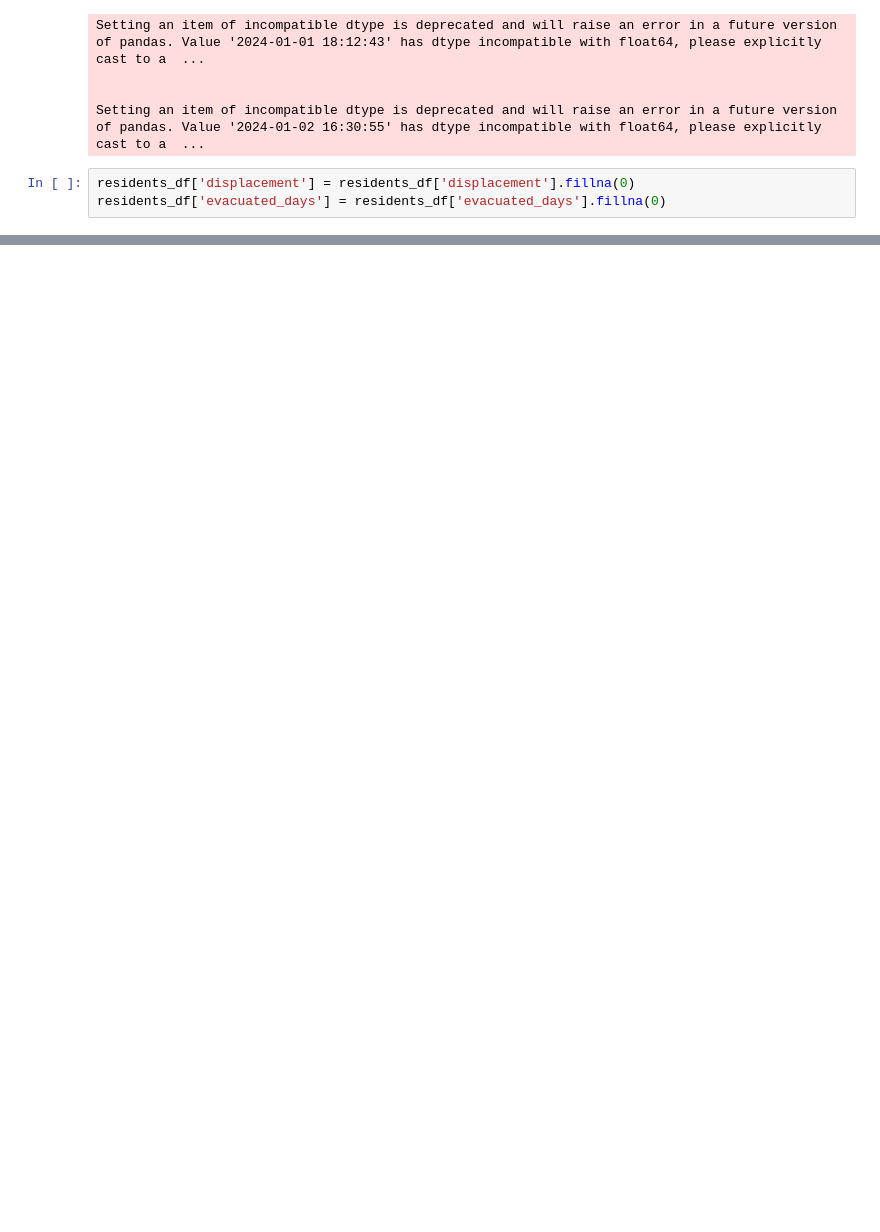
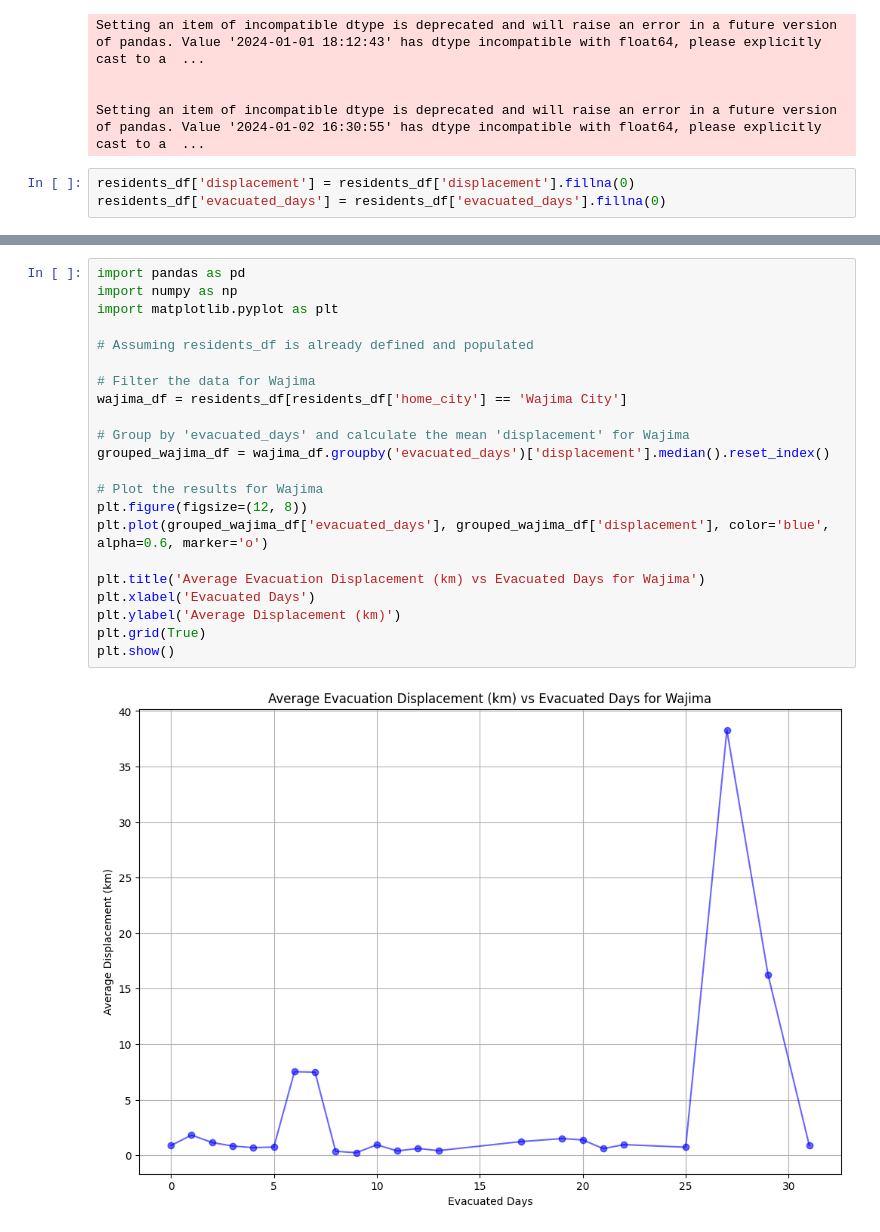
Before and after one commit to shahriarahmadf/IRP-noto-earthquake, a Jupyter notebook: notebooks/experiments/evacuation_duration_vs_evacuation_distance_residents.ipynb, the cells around one changed output, grey strips where cells are left out. Drawn from its saved outputs; the diff is of its cells as text; blank space fills up the shorter version.

```diff
--- a/notebooks/experiments/evacuation_duration_vs_evacuation_distance_residents.ipynb
+++ b/notebooks/experiments/evacuation_duration_vs_evacuation_distance_residents.ipynb
@@ -261,0 +307,24 @@ df['city_name'] = city_names
+# %%
+import pandas as pd
+import numpy as np
+import matplotlib.pyplot as plt
+
+# Assuming residents_df is already defined and populated
+
+# Filter the data for Wajima
+wajima_df = residents_df[residents_df['home_city'] == 'Wajima City']
+
+# Group by 'evacuated_days' and calculate the mean 'displacement' for Wajima
+grouped_wajima_df = wajima_df.groupby('evacuated_days')['displacement'].median().reset_index()
+
+# Plot the results for Wajima
+plt.figure(figsize=(12, 8))
+plt.plot(grouped_wajima_df['evacuated_days'], grouped_wajima_df['displacement'], color='blue', alpha=0.6, marker='o')
+
+plt.title('Average Evacuation Displacement (km) vs Evacuated Days for Wajima')
+plt.xlabel('Evacuated Days')
+plt.ylabel('Average Displacement (km)')
+plt.grid(True)
+plt.show()
+# %% [output]
+[figure, added]
```
Also changed, not shown: parts of 17 cells of this notebook, 14 other files.
